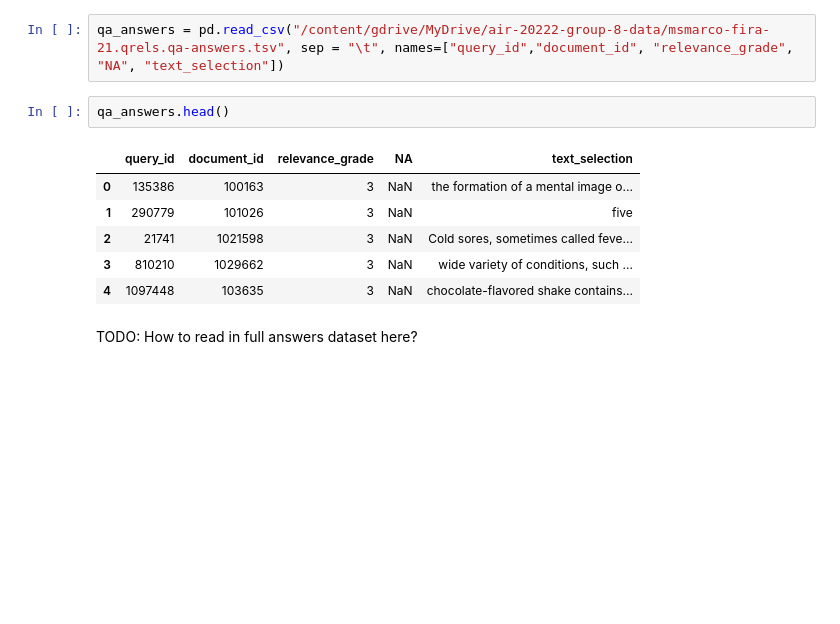
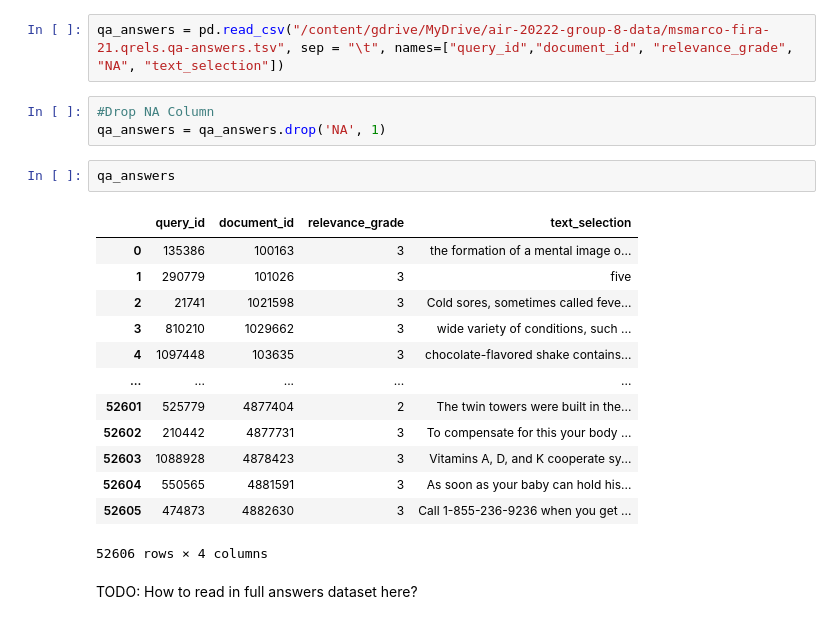
Before and after one commit to NorrisPau/ACO, a Jupyter notebook: src/extractive_qa.ipynb, the cells around one changed output. Drawn from its saved outputs; the diff is of its cells as text; blank space fills up the shorter version.

```diff
--- a/src/extractive_qa.ipynb
+++ b/src/extractive_qa.ipynb
@@ -106,15 +85,25 @@ qa_tuples
 ## Test Dataset: QA Answers
 # %%
 qa_answers = pd.read_csv("/content/gdrive/MyDrive/air-20222-group-8-data/msmarco-fira-21.qrels.qa-answers.tsv", sep = "\t", names=["query_id","document_id", "relevance_grade", "NA", "text_selection"])
+# %%
+#Drop NA Column
+qa_answers = qa_answers.drop('NA', 1)
 # %%
-qa_answers.head()
+qa_answers
 # %% [output]
-|  | query_id | document_id | relevance_grade | NA | text_selection |
-| 0 | 135386 | 100163 | 3 | NaN | the formation of a mental image o... |
-| 1 | 290779 | 101026 | 3 | NaN | five |
-| 2 | 21741 | 1021598 | 3 | NaN | Cold sores, sometimes called feve... |
-| 3 | 810210 | 1029662 | 3 | NaN | wide variety of conditions, such ... |
-| 4 | 1097448 | 103635 | 3 | NaN | chocolate-flavored shake contains... |
+|  | query_id | document_id | relevance_grade | text_selection |
+| 0 | 135386 | 100163 | 3 | the formation of a mental image o... |
+| 1 | 290779 | 101026 | 3 | five |
+| 2 | 21741 | 1021598 | 3 | Cold sores, sometimes called feve... |
+| 3 | 810210 | 1029662 | 3 | wide variety of conditions, such ... |
+| 4 | 1097448 | 103635 | 3 | chocolate-flavored shake contains... |
+| ... | ... | ... | ... | ... |
+| 52601 | 525779 | 4877404 | 2 | The twin towers were built in the... |
+| 52602 | 210442 | 4877731 | 3 | To compensate for this your body ... |
+| 52603 | 1088928 | 4878423 | 3 | Vitamins A, D, and K cooperate sy... |
+| 52604 | 550565 | 4881591 | 3 | As soon as your baby can hold his... |
+| 52605 | 474873 | 4882630 | 3 | Call 1-855-236-9236 when you get ... |
+52606 rows × 4 columns
 # %% [markdown]
 TODO: How to read in full answers dataset here?
 # %% [markdown]
```
Also changed, not shown: parts of 3 cells of this notebook.
